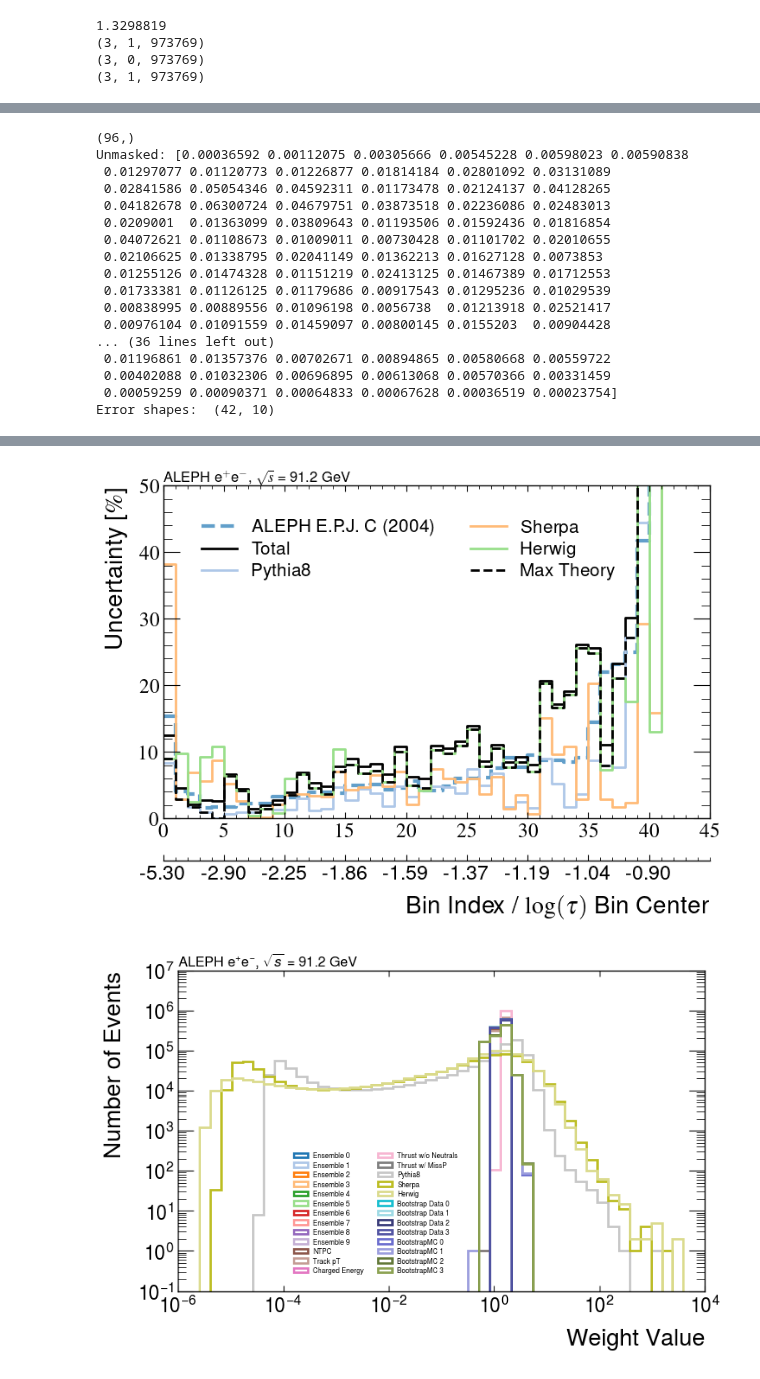
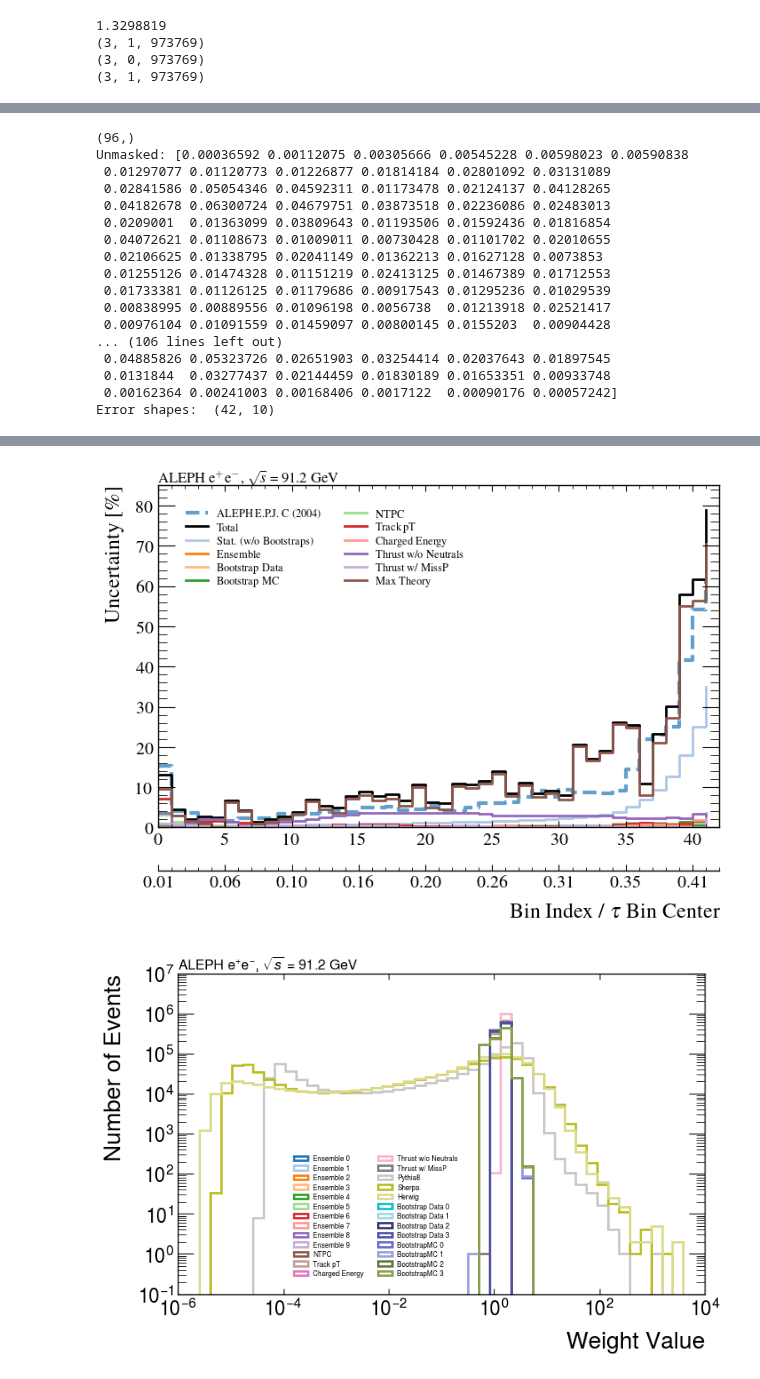
Before and after one commit to badeaa3/unfold-ee-logtau, a Jupyter notebook: Plotting/VisualizeResult.ipynb, the cells around one changed output, grey strips where cells are left out. Cells and saved outputs as stored; diff of their text form; code cells hidden in the pictures.

```diff
--- a/Plotting/VisualizeResult.ipynb
+++ b/Plotting/VisualizeResult.ipynb
@@ -519,6 +525,7 @@ for key, val in conf.items():
         # create a total stat and total systematic error
         total_stat = np.sqrt(nominal[1]**2 + bootstrap_data_err**2 + bootstrap_mc_err**2)
         total_syst = np.sqrt(total_ensemble_err**2 + total_exp_systematic_err**2 + total_theory_err**2)
+        total_syst_no_theory = np.sqrt(total_ensemble_err**2 + total_exp_systematic_err**2)
 
         # create entry for the errors
         errors[key][f"unifold_{binType}_ensemble0"] = {
@@ -532,7 +539,8 @@ for key, val in conf.items():
             "bootstrap_data_err" : bootstrap_data_err,
             "bootstrap_mc_err" : bootstrap_mc_err,
             "total_stat" : total_stat,
-            "total_syst" : total_syst
+            "total_syst" : total_syst,
+            "total_syst_no_theory" : total_syst_no_theory
         }
 
         # plot
@@ -557,10 +565,10 @@ Unmasked: [0.00036592 0.00112075 0.00305666 0.00545228 0.00598023 0.00590838
  0.01733381 0.01126125 0.01179686 0.00917543 0.01295236 0.01029539
  0.00838995 0.00889556 0.01096198 0.0056738  0.01213918 0.02521417
  0.00976104 0.01091559 0.01459097 0.00800145 0.0155203  0.00904428
-... (36 lines left out)
- 0.01196861 0.01357376 0.00702671 0.00894865 0.00580668 0.00559722
- 0.00402088 0.01032306 0.00696895 0.00613068 0.00570366 0.00331459
- 0.00059259 0.00090371 0.00064833 0.00067628 0.00036519 0.00023754]
+... (106 lines left out)
+ 0.04885826 0.05323726 0.02651903 0.03254414 0.02037643 0.01897545
+ 0.0131844  0.03277437 0.02144459 0.01830189 0.01653351 0.00933748
+ 0.00162364 0.00241003 0.00168406 0.0017122  0.00090176 0.00057242]
 Error shapes:  (42, 10)
 # %%
 import itertools
@@ -585,15 +593,19 @@ def updateALEPH(A_centers, A_values, B_centers):
     return B_values_from_A
 
 plotTotal = True
-theoryOnly = True
+plotTheoryOnly = False
+plotIndividual = True
 plotALEPH = True
+plotStatExpTheoryTotal = False
 
-key = "logtau"
+# key = "logtau"
+key = "tau"
 pname = "unifold_aleph_ensemble0"
 # pname = "unifold_nominal_ensemble0"
 nominal = plots[key][pname]
 bins = conf[key]["aleph"]["bins"] if "aleph" in pname else conf[key]["bins"]
 bin_centers = (bins[:-1] + bins[1:]) / 2
+print(bin_centers.shape, bin_centers)
 
 divide = True
 ylabel = "Uncertainty [$\%$]" if divide else "Error" # "Error/Bin Content"
@@ -614,26 +626,34 @@ if plotALEPH:
         ax.step(plotArange(conf[key]["aleph"]["x"]), conf[key]["aleph"]["yerr"] / conf[key]["aleph"]["y"] * 100, where='post', label="ALEPH E.P.J. C (2004)", color=next(color_cycle), linestyle="--", lw=3, alpha=0.7)
 
 if plotTotal:
+    print(errors[key][pname]["total"])
+    print(nominal[0])
     ax.step(plotArange(bin_centers), errors[key][pname]["total"]/nominal[0]*100 if divide else errors[key][pname]["total"], where='post', label="Total", color="black")
 
-if theoryOnly:
+if plotTheoryOnly:
     theory_errors = np.abs(errors[key][pname]["theory_errors"])
     for i, label in enumerate(theory_weights_order):
         ax.step(plotArange(bin_centers), theory_errors[:, i]/nominal[0]*100 if divide else theory_errors[:, i], where='post', label=label, color=next(color_cycle))
         next(color_cycle)  # skip color for theory only
 
-individual = np.abs(errors[key][pname]["individual"])
-for i, label in enumerate(individualErrorLabelOrder):
-    color = next(color_cycle)
-    ls = "-"
-    if theoryOnly:
-        if label == "Max Theory":
-            color="black"
-            ls = "--"
-            # continue
-        else:
-            continue
-    ax.step(plotArange(bin_centers), individual[:, i]/nominal[0]*100 if divide else individual[:, i], where='post', label=label, color=color, ls=ls)
+if plotIndividual:
+    individual = np.abs(errors[key][pname]["individual"])
+    for i, label in enumerate(individualErrorLabelOrder):
+        color = next(color_cycle)
+        ls = "-"
+        if plotTheoryOnly:
+            if label == "Max Theory":
+                color="black"
+                ls = "--"
+                # continue
+            else:
+                continue
+        ax.step(plotArange(bin_centers), individual[:, i]/nominal[0]*100 if divide else individual[:, i], where='post', label=label, color=color, ls=ls)
+
+if plotStatExpTheoryTotal:
+    ax.step(plotArange(bin_centers), errors[key][pname]["total_stat"]/nominal[0]*100 if divide else errors[key][pname]["total"], where='post', label="Stat.", color=next(color_cycle))
+    ax.step(plotArange(bin_centers), errors[key][pname]["total_syst_no_theory"]/nominal[0]*100 if divide else errors[key][pname]["total"], where='post', label="Exp.", color=next(color_cycle))
+    ax.step(plotArange(bin_centers), errors[key][pname]["total_theory_error"]/nominal[0]*100 if divide else errors[key][pname]["total"], where='post', label="Theory", color=next(color_cycle))
 
 # Add a secondary x-axis showing the actual bin values
 secax = ax.secondary_xaxis('bottom')
@@ -655,17 +675,26 @@ secax.set_xticks(sec_ticks)
 secax.set_xticklabels(sec_ticklabels)
 # secax.spines['bottom'].set_position(('outward', 70))  # move secondary axis 30 points below
 secax.spines['bottom'].set_position(('outward', 35))  # move secondary axis 30 points below
-secax.set_xlabel(r"Bin Index / $\log(\tau)$ Bin Center")
+secax.set_xlabel(
+    r"Bin Index / $\log(\tau)$ Bin Center" if key == "logtau" else
+    r"Bin Index / $\tau$ Bin Center"
+)
 
 # ax.set_xlabel("Bin Index") # $\log(\tau)$
 ax.set_xlabel("")
 ax.set_ylabel(ylabel)
 # ax.set_yscale("log")
 # ax.set_ylim(5*10**-3, 2*10**3)
-ax.set_ylim(0, 50)
+if key == "tau":
+    ax.set_ylim(0, 85)
+    ax.set_xlim(0, 42)
+elif key == "logtau":
+    ax.set_ylim(0, 50)
+else:
+    print("What key?")
 ax.text(0, 1, r"ALEPH e$^{+}$e$^{-}$, $\sqrt{s}$ = 91.2 GeV", transform=ax.transAxes, ha='left', va='bottom', fontsize=12)
-ax.legend(ncol=2, fontsize=15 if theoryOnly else 9, bbox_to_anchor=(0.02, 0.98), loc="upper left")
-outName = "logtau_unifold_uncertainty_TheoryComparison.pdf" if theoryOnly else "logtau_unifold_uncertainty.pdf"
+ax.legend(ncol=2, fontsize=15 if plotTheoryOnly else 9, bbox_to_anchor=(0.02, 0.98), loc="upper left")
+outName = f"{key}_unifold_uncertainty_TheoryComparison.pdf" if plotTheoryOnly else "{key}_unifold_uncertainty.pdf"
 plt.savefig(outName, bbox_inches='tight')
 plt.show()
 # %% [output]
@@ -672,4 +721,4 @@ plt.show()
-[figure, old version]
+[figure, new version]
 # %%
 # plot
 fig, ax = plt.subplots(figsize=(8, 5))
```
Also changed, not shown: parts of 5 cells of this notebook.
